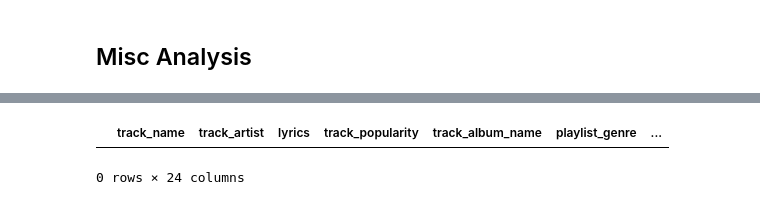
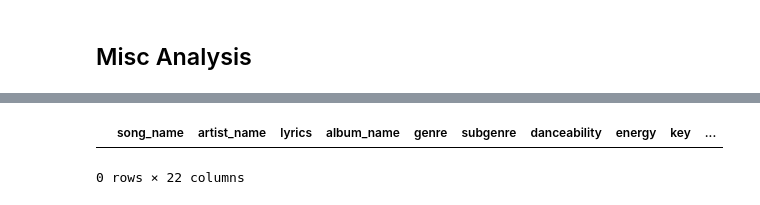
Before and after one commit to sumedhshah94/w266_project_topmusichits, a Jupyter notebook: src/data/data_cleansing.ipynb, the cells around one changed output, grey strips where cells are left out. Saved outputs shown, nothing was run; the diff lists cells and outputs as text; code cells hidden in the pictures.

```diff
--- a/src/data/data_cleansing.ipynb
+++ b/src/data/data_cleansing.ipynb
@@ -153 +181,5 @@ Hit                    int64
 dtype: object
+# %%
+# Remove remix songs
+songs_charts = songs_charts[~(songs_charts.new_track_name.str.contains('remix'))]
+print("Length after deleting remixes:",len(songs_charts))
@@ -154,11 +188,11 @@ dtype: object
 # %%
 # Delete duplicate songs that trended after 1 year
 print("Length before deleting duplicates:",len(songs_charts))
-songs_charts = songs_charts.sort_values(['track_name',
-                                         'track_artist',
+songs_charts = songs_charts.sort_values(['new_track_name',
+                                         'new_track_artist',
                                          'trending_year'],
-                                        ascending=True).drop_duplicates(['track_name',
-                                                                         'track_artist',
+                                        ascending=True).drop_duplicates(['new_track_name',
+                                                                         'new_track_artist',
                                                                          'song_year'])
 print("Length after deleting duplicates:",len(songs_charts))
 # %% [output]
@@ -191,0 +214,7 @@ ax = songs_charts['Hit'].plot.hist(alpha=0.5)
+# %%
+# Drop extraneous columns
+songs_charts.drop(columns=['Date','track_id','track_album_id','track_album_release_date',
+                           'playlist_id','playlist_name','Song','Performer','track_popularity',
+                           'new_performer','new_song','new_track_name','new_track_artist','language']
+                            inplace=True)
+songs_charts.dtypes
@@ -191,0 +239,10 @@ ax = songs_charts['Hit'].plot.hist(alpha=0.5)
+# %%
+# Rename columns
+songs_charts.rename(columns={'track_name': 'song_name',
+                             'track_artist':'artist_name',
+                             'track_album_name':'album_name',
+                             'playlist_genre':'genre',
+                             'playlist_subgenre':'subgenre',
+                             'Weeks_On_Chart':'weeks_on_chart',
+                             'Hit':'hit'}, inplace=True)
+songs_charts.dtypes
@@ -197,10 +343,10 @@ songs_charts.to_csv("/home/sumedhshah94/w266_project_topmusichits/data/interim/s
 # %%
 # Verify no duplicate records
-duplicate = songs_charts[songs_charts.duplicated(['track_name','track_artist'])].sort_values('track_name')
+duplicate = songs_charts[songs_charts.duplicated(['song_name','artist_name'])].sort_values('song_name')
 duplicate.head(10)
 # %% [output]
-|  | track_name | track_artist | lyrics | track_popularity | track_album_name | playlist_genre | ... |
+|  | song_name | artist_name | lyrics | album_name | genre | subgenre | danceability | energy | key | ... |
-0 rows × 24 columns
+0 rows × 22 columns
 # %%
 # Check specific songs that have duplicate records, if any
 new_charts[new_charts.Song=='22']
```
Also changed, not shown: parts of 41 cells of this notebook, 3 other files.
